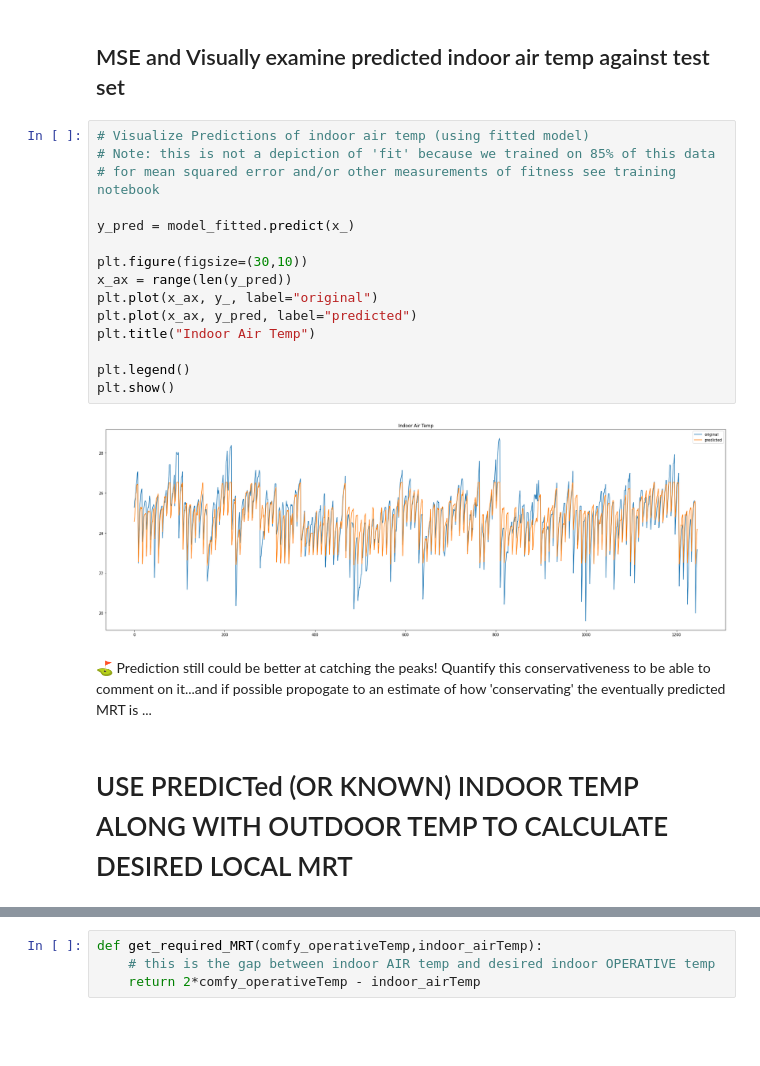
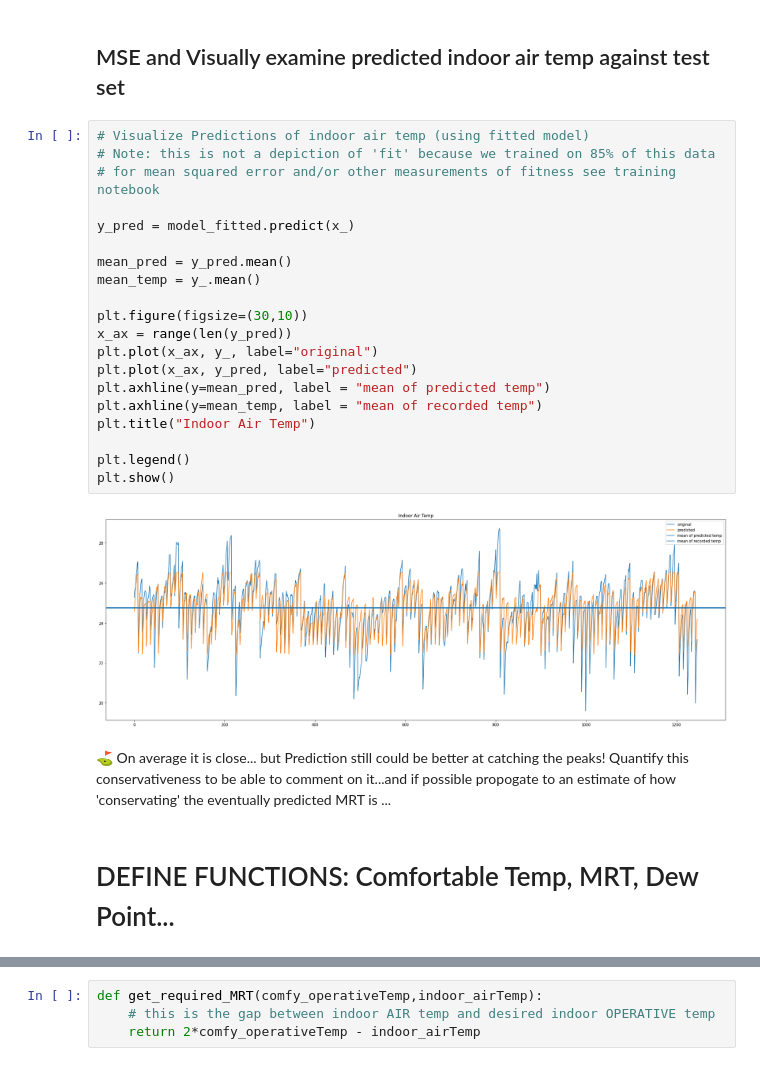
Before and after one commit to eta-lab/cooling-around, a Jupyter notebook: models/mrt2_XGBoost_futurePredictions.ipynb, the cells around one changed output, grey strips where cells are left out. Saved outputs shown, nothing was run; the diff lists cells and outputs as text; blank space fills up the shorter version.

```diff
--- a/models/mrt2_XGBoost_futurePredictions.ipynb
+++ b/models/mrt2_XGBoost_futurePredictions.ipynb
@@ -101,22 +103,27 @@ dimensions of time stamp for train and test sets: (1247,)
 # %%
 # Visualize Predictions of indoor air temp (using fitted model)
 # Note: this is not a depiction of 'fit' because we trained on 85% of this data
 # for mean squared error and/or other measurements of fitness see training notebook
 
 y_pred = model_fitted.predict(x_)
 
+mean_pred = y_pred.mean()
+mean_temp = y_.mean()
+
 plt.figure(figsize=(30,10))
 x_ax = range(len(y_pred))
 plt.plot(x_ax, y_, label="original")
 plt.plot(x_ax, y_pred, label="predicted")
+plt.axhline(y=mean_pred, label = "mean of predicted temp")
+plt.axhline(y=mean_temp, label = "mean of recorded temp")
 plt.title("Indoor Air Temp")
 
 plt.legend()
 plt.show()
 # %% [output]
-[figure, old version]
+[figure, new version]
 # %% [markdown]
-⛳ Prediction still could be better at catching the peaks! Quantify this conservativeness to be able to comment on it...and if possible propogate to an estimate of how 'conservating' the eventually predicted MRT is ...
+⛳ On average it is close... but Prediction still could be better at catching the peaks! Quantify this conservativeness to be able to comment on it...and if possible propogate to an estimate of how 'conservating' the eventually predicted MRT is ...
-# %% [markdown]
-#  USE PREDICTed (OR KNOWN) INDOOR TEMP ALONG WITH OUTDOOR TEMP TO CALCULATE DESIRED LOCAL MRT
+# %% [markdown]
+#  DEFINE FUNCTIONS: Comfortable Temp, MRT, Dew Point...
 # %% [markdown]
```
Also changed, not shown: parts of 30 cells of this notebook.
